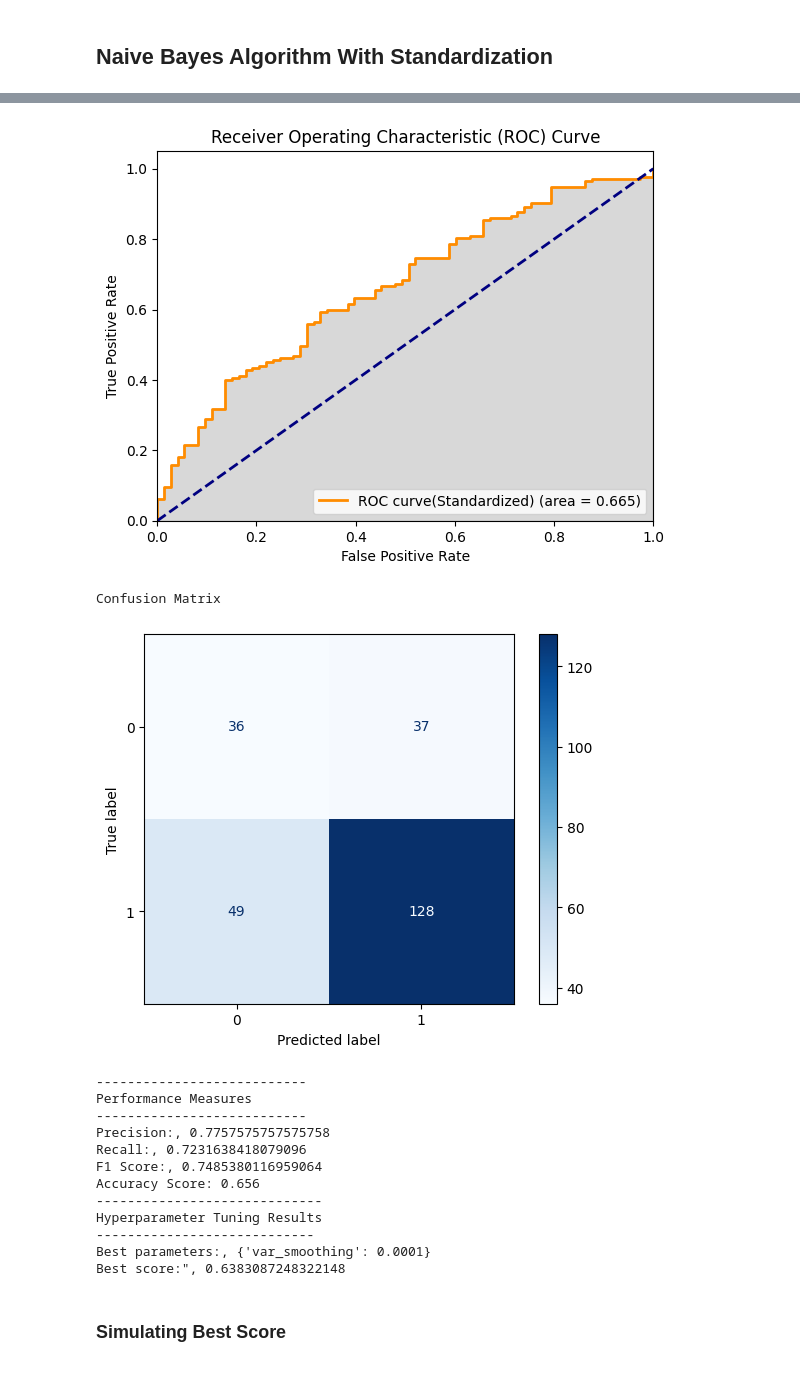
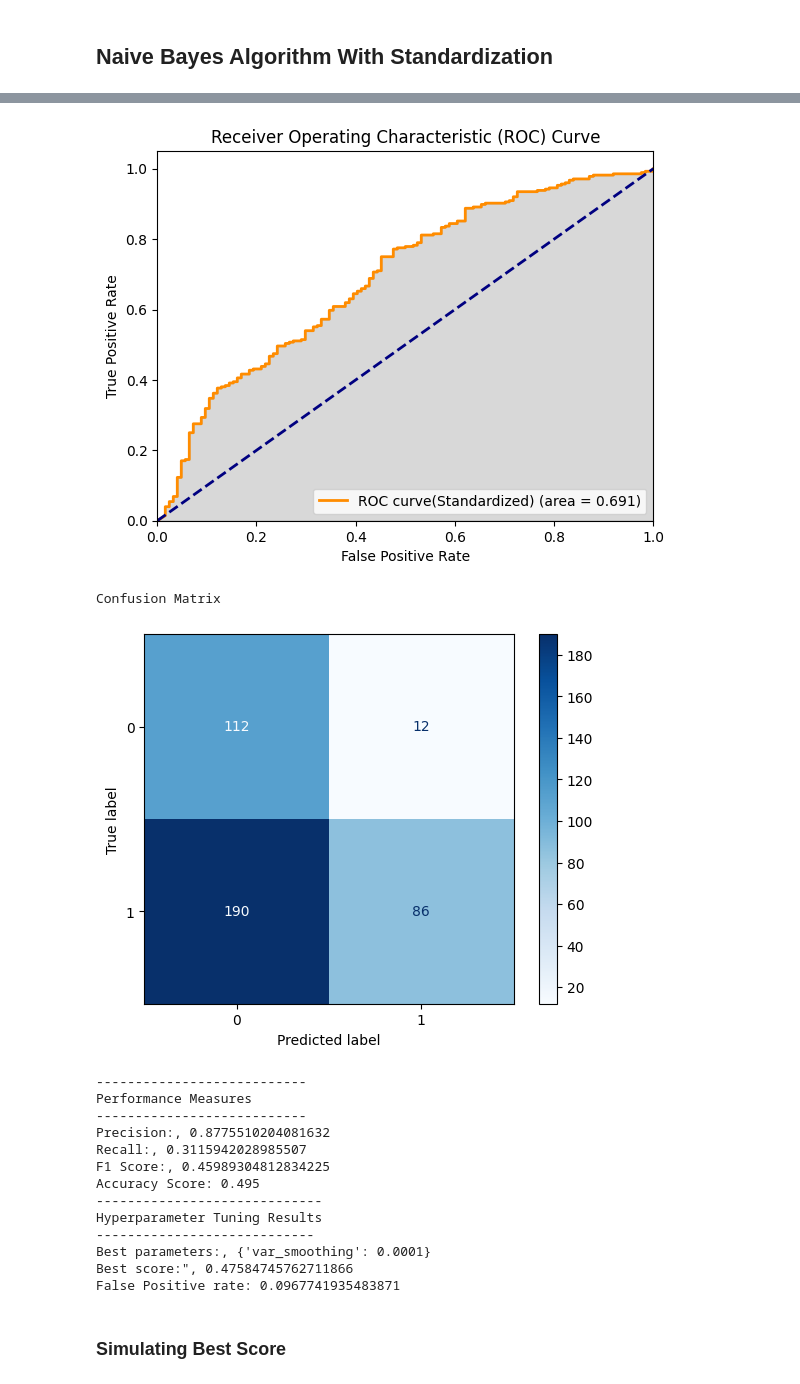
Before and after one commit to lopez-Luis89/Credit, a Jupyter notebook: Team Project AAI 501.ipynb, the cells around one changed output, grey strips where cells are left out. Saved outputs shown, nothing was run; the diff lists cells and outputs as text; code cells hidden in the pictures.

```diff
--- a/Team Project AAI 501.ipynb
+++ b/Team Project AAI 501.ipynb
@@ -601,7 +620,7 @@ from sklearn.model_selection import GridSearchCV
 from imblearn.over_sampling import SMOTE
 
 #Splitting
-x_train, x_test, y_train, y_test = train_test_split(x, y, train_size= .75)
+x_train, x_test, y_train, y_test = train_test_split(x, y, train_size= .60, random_state= 42)
 
 #Standardizing
 scaler = StandardScaler()
@@ -610,7 +629,7 @@ xtest = scaler.transform(x_test)
 
 # Hyperparameter Tuning
 param_grid = {'var_smoothing': [1e-9, 1e-8, 1e-7, 1e-6, 1e-5, 1e-4]}
-grid_search = GridSearchCV(estimator=GaussianNB(), param_grid=param_grid, cv=5, scoring='accuracy')
+grid_search = GridSearchCV(estimator=GaussianNB(), param_grid=param_grid, cv=10, scoring='accuracy')
 grid_search.fit(xtrain_scale, y_train)
 
 # Training
@@ -634,47 +653,49 @@ roc_auc = auc(fpr, tpr)
 #Results
 plt.figure()
 plt.plot(fpr, tpr, color='darkorange', lw=2, label=f'ROC curve(Standardized) (area = {round(roc_auc,3)})')
 plt.fill_between(fpr, tpr, color='gray', alpha=0.3)
 plt.plot([0, 1], [0, 1], color='navy', lw=2, linestyle='--')
 plt.xlim([0.0, 1.0])
 plt.ylim([0.0, 1.05])
 plt.xlabel('False Positive Rate')
 plt.ylabel('True Positive Rate')
 plt.title('Receiver Operating Characteristic (ROC) Curve')
 plt.legend(loc="lower right")
 plt.show();
 print('Confusion Matrix')
 disp.plot(cmap='Blues', include_values=True)
 plt.show();
 
 print('---------------------------')
 print('Performance Measures')
 print('---------------------------')
 print(f'Precision:, {precision}')
 print(f'Recall:, {recall}')
 print(f'F1 Score:, {f1}')
 print(f'Accuracy Score: {scores}')
 print('-----------------------------')
 print('Hyperparameter Tuning Results')
 print('----------------------------')
 print(f'Best parameters:, {grid_search.best_params_}')
 print(f'Best score:", {grid_search.best_score_}')
+print(f'False Positive rate: {12 / (12+112)}')
 # %% [output]
-[figure, old version]
+[figure, new version]
 Confusion Matrix
-[figure, old version]
+[figure, new version]
 ---------------------------
 Performance Measures
 ---------------------------
-Precision:, 0.7757575757575758
-Recall:, 0.7231638418079096
-F1 Score:, 0.7485380116959064
-Accuracy Score: 0.656
+Precision:, 0.8775510204081632
+Recall:, 0.3115942028985507
+F1 Score:, 0.45989304812834225
+Accuracy Score: 0.495
 -----------------------------
 Hyperparameter Tuning Results
 ----------------------------
 Best parameters:, {'var_smoothing': 0.0001}
-Best score:", 0.6383087248322148
+Best score:", 0.47584745762711866
+False Positive rate: 0.0967741935483871
 # %% [markdown]
 ### Simulating Best Score
 # %%
```
Also changed, not shown: parts of 13 cells of this notebook.
